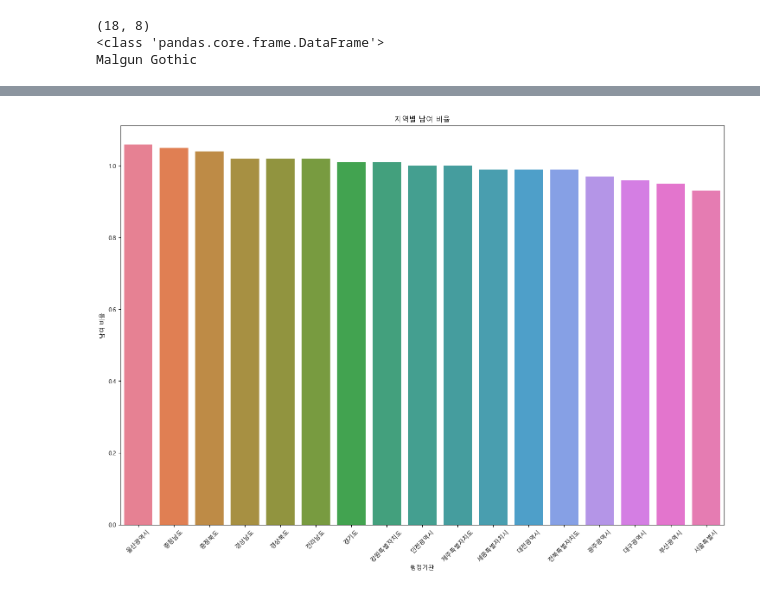
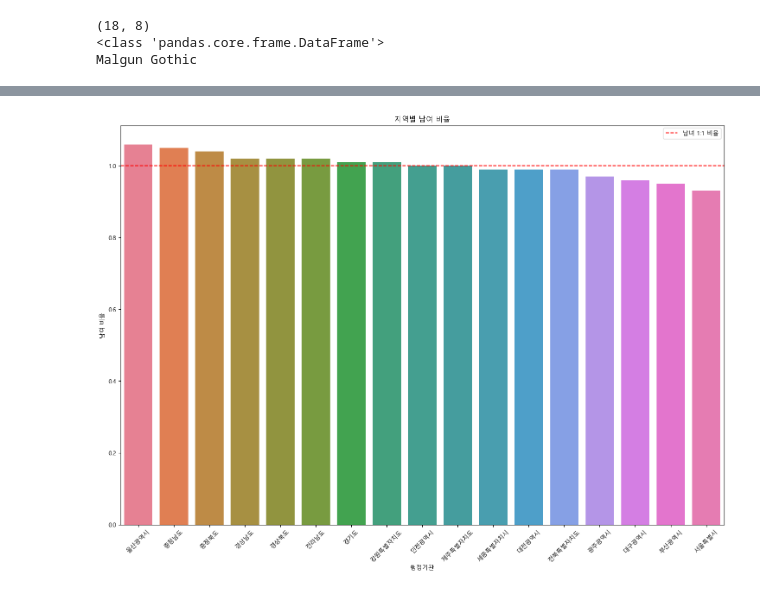
Before and after one commit to hyeonsq/Python_Webscraping_Anal, a Jupyter notebook: 연습문제_웹스크래핑/인구현황분석.ipynb, the cells around one changed output, grey strips where cells are left out. Drawn from its saved outputs; the diff is of its cells as text; code cells hidden in the pictures.

```diff
--- a/연습문제_웹스크래핑/인구현황분석.ipynb
+++ b/연습문제_웹스크래핑/인구현황분석.ipynb
@@ -61,17 +98,19 @@ ge_df
 # %%
 # 3-1. 남녀 비율 분석 Plot
 figure, axes1 = plt.subplots(nrows=1, ncols=1)
 figure.set_size_inches(18,12)
 
 pop_plot = sns.barplot(data=ge_df.sort_values(by='남여 비율',ascending=False),x='행정기관',y='남여 비율',ax=axes1,hue='행정기관')
+pop_plot.axhline(1, color='red', linestyle='--', label='남녀 1:1 비율')
+pop_plot.legend()
 pop_plot.set_title(f'지역별 남여 비율')
 
 for item in pop_plot.get_xticklabels():
     item.set_rotation(45)
 
 plt.show()
 # %% [output]
-[figure, old version]
+[figure, new version]
 # %%
 # 4. 남자초과 / 여자초과 분석
 import numpy as np
```
Also changed, not shown: parts of 9 cells of this notebook.
